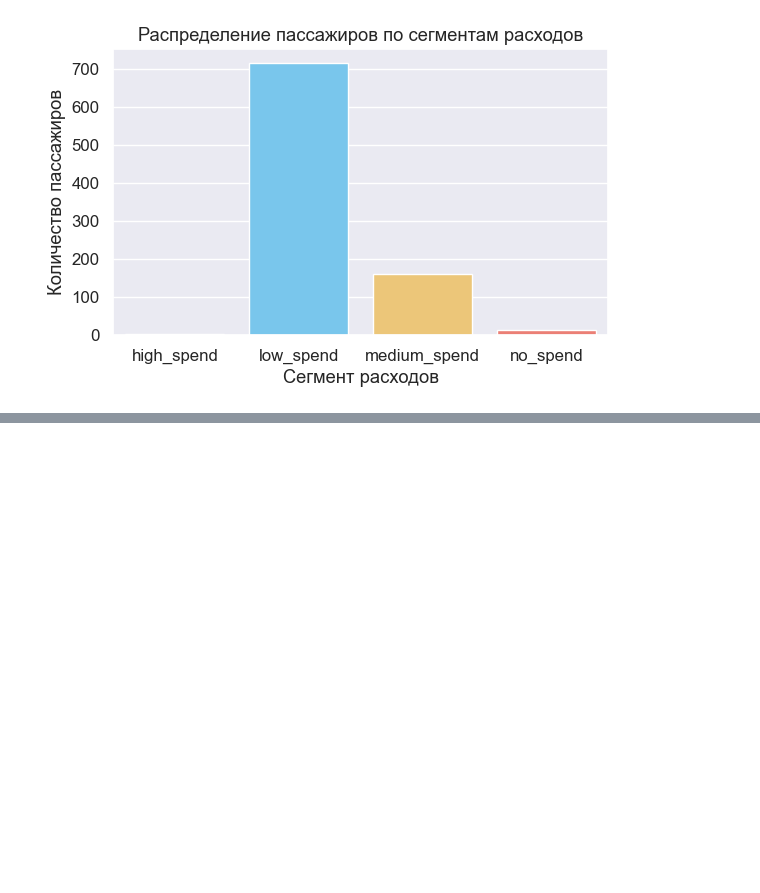
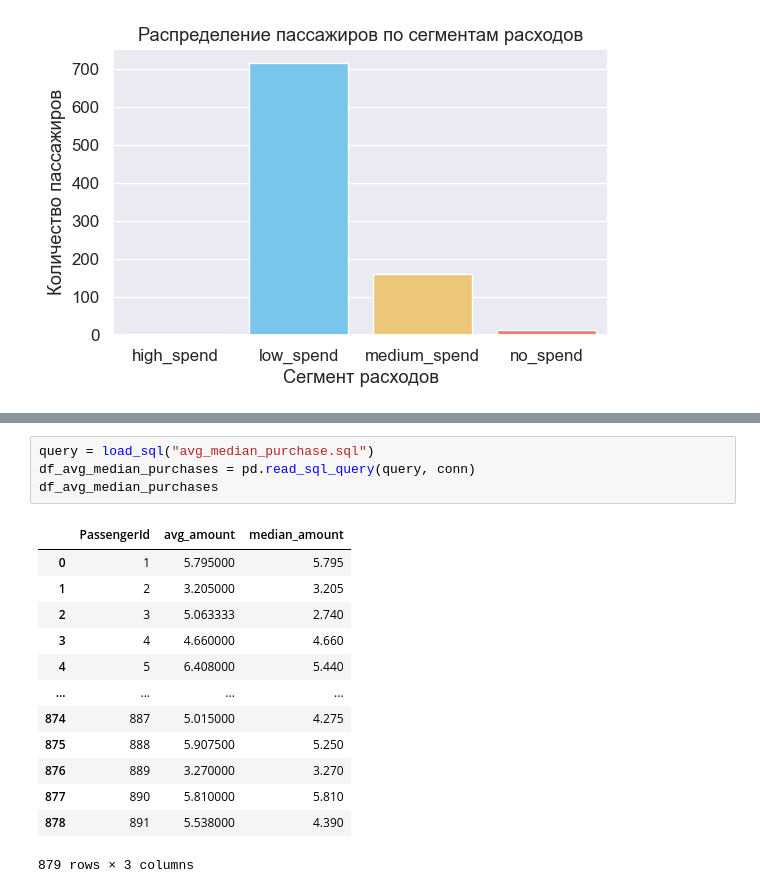
Before and after one commit to akilayx/titanic, a Jupyter notebook: notebooks/visualisation.ipynb, the cells around one changed output, grey strips where cells are left out. Saved outputs shown, nothing was run; the diff lists cells and outputs as text; blank space fills up the shorter version.

```diff
--- a/notebooks/visualisation.ipynb
+++ b/notebooks/visualisation.ipynb
@@ -445,0 +302,18 @@ Passing `palette` without assigning `hue` is deprecated and will be removed in v
+# %%
+query = load_sql("avg_median_purchase.sql")
+df_avg_median_purchases = pd.read_sql_query(query, conn)
+df_avg_median_purchases
+# %% [output]
+|  | PassengerId | avg_amount | median_amount |
+| 0 | 1 | 5.795000 | 5.795 |
+| 1 | 2 | 3.205000 | 3.205 |
+| 2 | 3 | 5.063333 | 2.740 |
+| 3 | 4 | 4.660000 | 4.660 |
+| 4 | 5 | 6.408000 | 5.440 |
+| ... | ... | ... | ... |
+| 874 | 887 | 5.015000 | 4.275 |
+| 875 | 888 | 5.907500 | 5.250 |
+| 876 | 889 | 3.270000 | 3.270 |
+| 877 | 890 | 5.810000 | 5.810 |
+| 878 | 891 | 5.538000 | 4.390 |
+879 rows × 3 columns
```
Also changed, not shown: parts of 20 cells of this notebook.
